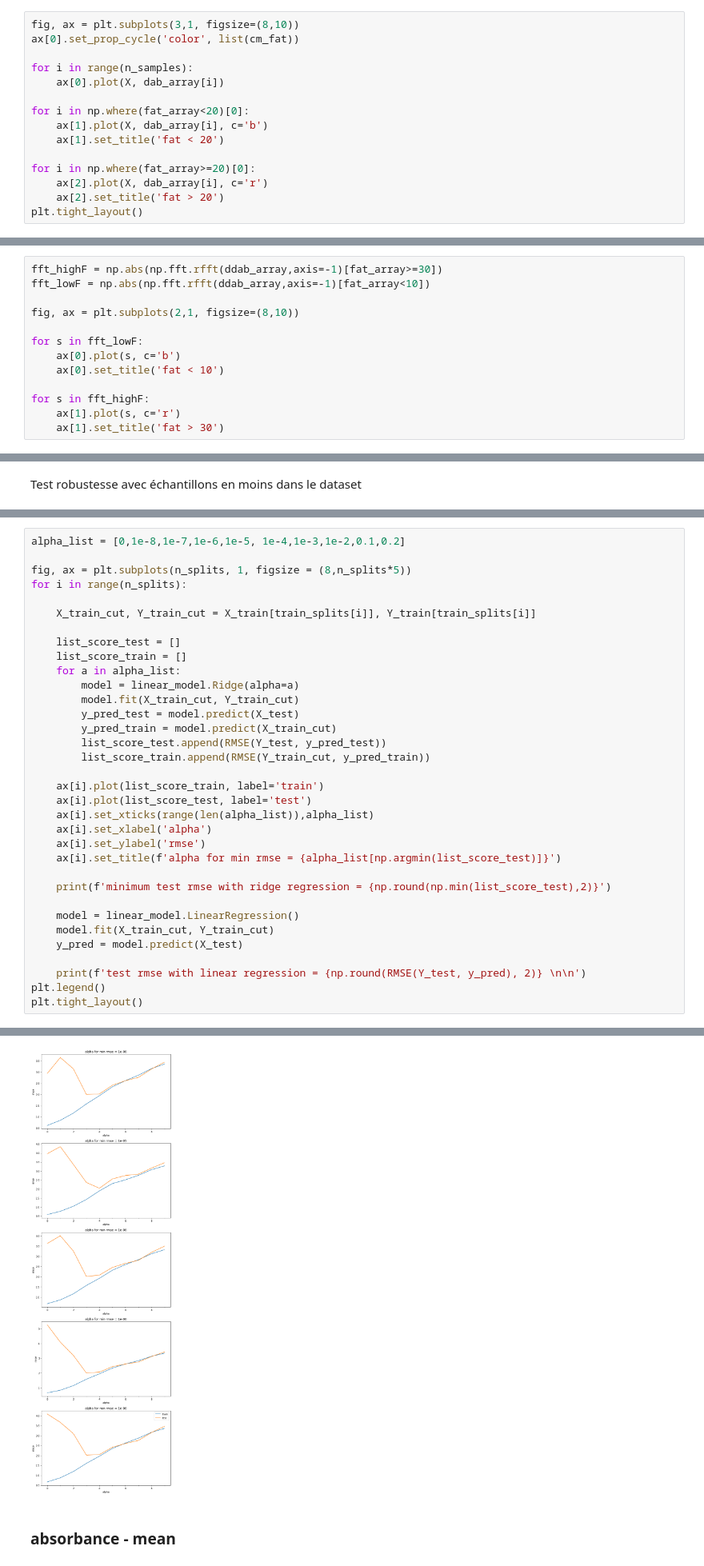
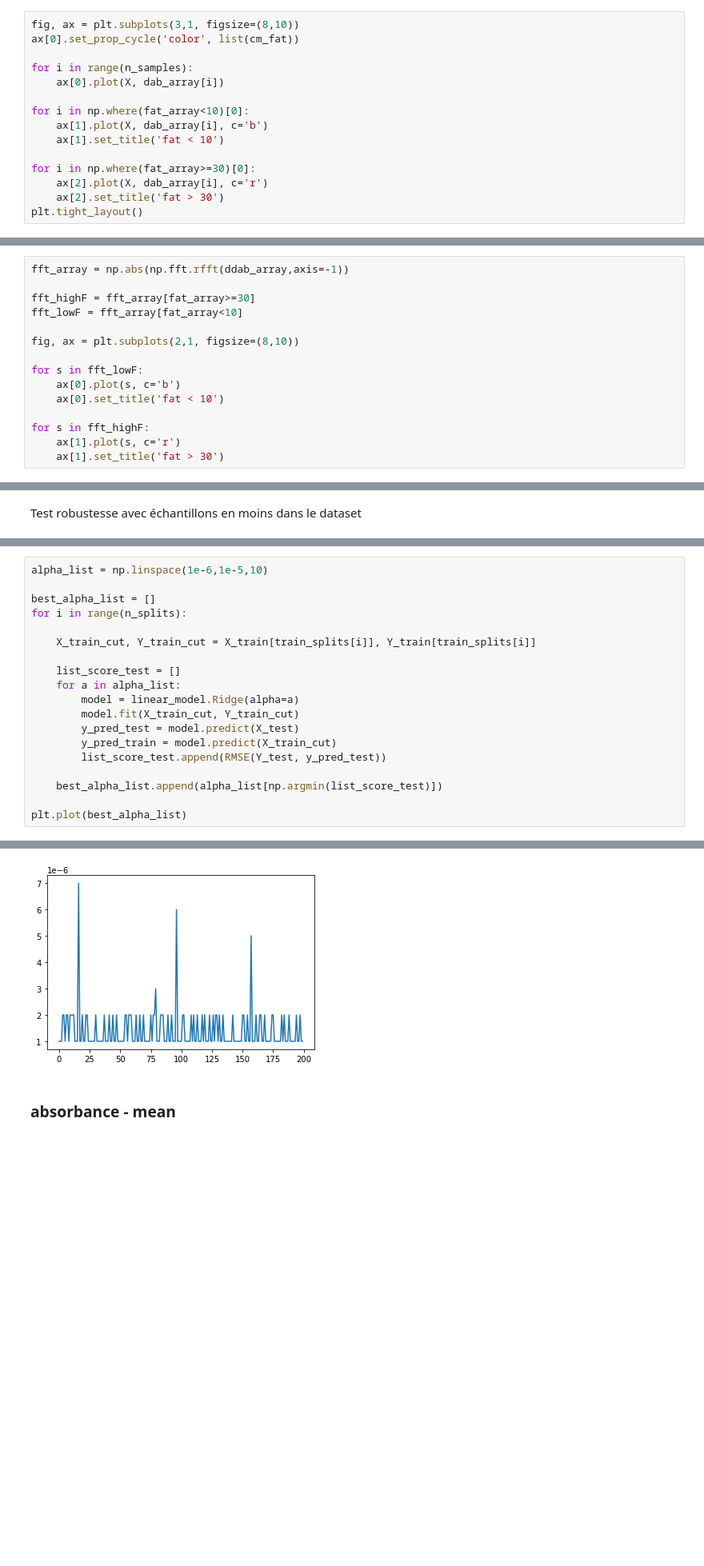
Before and after one commit to rinkelp/tecator, a Jupyter notebook: Analysis.ipynb, the cells around one changed output, grey strips where cells are left out. Shown at 80% size. Drawn from its saved outputs; the diff is of its cells as text; blank space fills up the shorter version.

```diff
--- a/Analysis.ipynb
+++ b/Analysis.ipynb
@@ -145,12 +145,12 @@ ax[0].set_prop_cycle('color', list(cm_fat))
 for i in range(n_samples):
     ax[0].plot(X, dab_array[i])
 
-for i in np.where(fat_array<20)[0]:
+for i in np.where(fat_array<10)[0]:
     ax[1].plot(X, dab_array[i], c='b')
-    ax[1].set_title('fat < 20')
+    ax[1].set_title('fat < 10')
 
-for i in np.where(fat_array>=20)[0]:
+for i in np.where(fat_array>=30)[0]:
     ax[2].plot(X, dab_array[i], c='r')
-    ax[2].set_title('fat > 20')
+    ax[2].set_title('fat > 30')
 plt.tight_layout()
 # %% [output]
@@ -195,6 +195,8 @@ plt.tight_layout()
 # %%
-fft_highF = np.abs(np.fft.rfft(ddab_array,axis=-1)[fat_array>=30])
-fft_lowF = np.abs(np.fft.rfft(ddab_array,axis=-1)[fat_array<10])
+fft_array = np.abs(np.fft.rfft(ddab_array,axis=-1))
+
+fft_highF = fft_array[fat_array>=30]
+fft_lowF = fft_array[fat_array<10]
 
 fig, ax = plt.subplots(2,1, figsize=(8,10))
 
@@ -277,37 +310,22 @@ rs.get_n_splits(X_train)
 
 train_splits = [s[0] for s in rs.split(X_train)]
 # %%
-alpha_list = [0,1e-8,1e-7,1e-6,1e-5, 1e-4,1e-3,1e-2,0.1,0.2]
+alpha_list = np.linspace(1e-6,1e-5,10)
 
-fig, ax = plt.subplots(n_splits, 1, figsize = (8,n_splits*5))
+best_alpha_list = []
 for i in range(n_splits):
 
     X_train_cut, Y_train_cut = X_train[train_splits[i]], Y_train[train_splits[i]]
 
     list_score_test = []
-    list_score_train = []
     for a in alpha_list:
         model = linear_model.Ridge(alpha=a)
         model.fit(X_train_cut, Y_train_cut)
         y_pred_test = model.predict(X_test)
         y_pred_train = model.predict(X_train_cut)
         list_score_test.append(RMSE(Y_test, y_pred_test))
-        list_score_train.append(RMSE(Y_train_cut, y_pred_train))
 
-    ax[i].plot(list_score_train, label='train')
-    ax[i].plot(list_score_test, label='test')
-    ax[i].set_xticks(range(len(alpha_list)),alpha_list)
-    ax[i].set_xlabel('alpha')
-    ax[i].set_ylabel('rmse')
-    ax[i].set_title(f'alpha for min rmse = {alpha_list[np.argmin(list_score_test)]}')
+    best_alpha_list.append(alpha_list[np.argmin(list_score_test)])
 
-    print(f'minimum test rmse with ridge regression = {np.round(np.min(list_score_test),2)}')
-
-    model = linear_model.LinearRegression()
-    model.fit(X_train_cut, Y_train_cut)
-    y_pred = model.predict(X_test)
-
-    print(f'test rmse with linear regression = {np.round(RMSE(Y_test, y_pred), 2)} \n\n')
-plt.legend()
-plt.tight_layout()
+plt.plot(best_alpha_list)
 # %% [output]
@@ -332,4 +333,4 @@ test rmse with linear regression = 4.08
-[figure, old version]
+[figure, new version]
 # %% [markdown]
 ### absorbance - mean
 # %%
```
Also changed, not shown: parts of 56 cells of this notebook.
